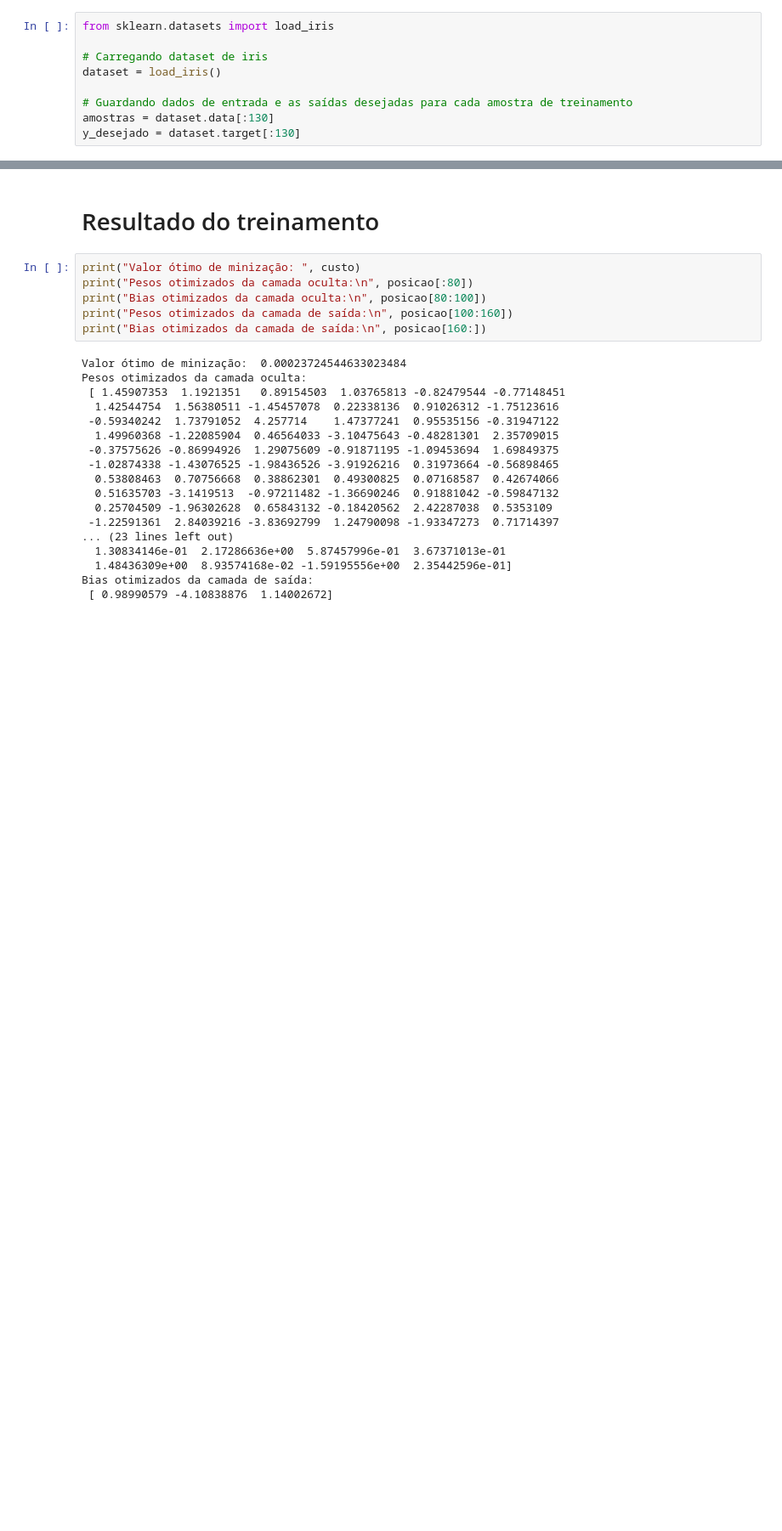
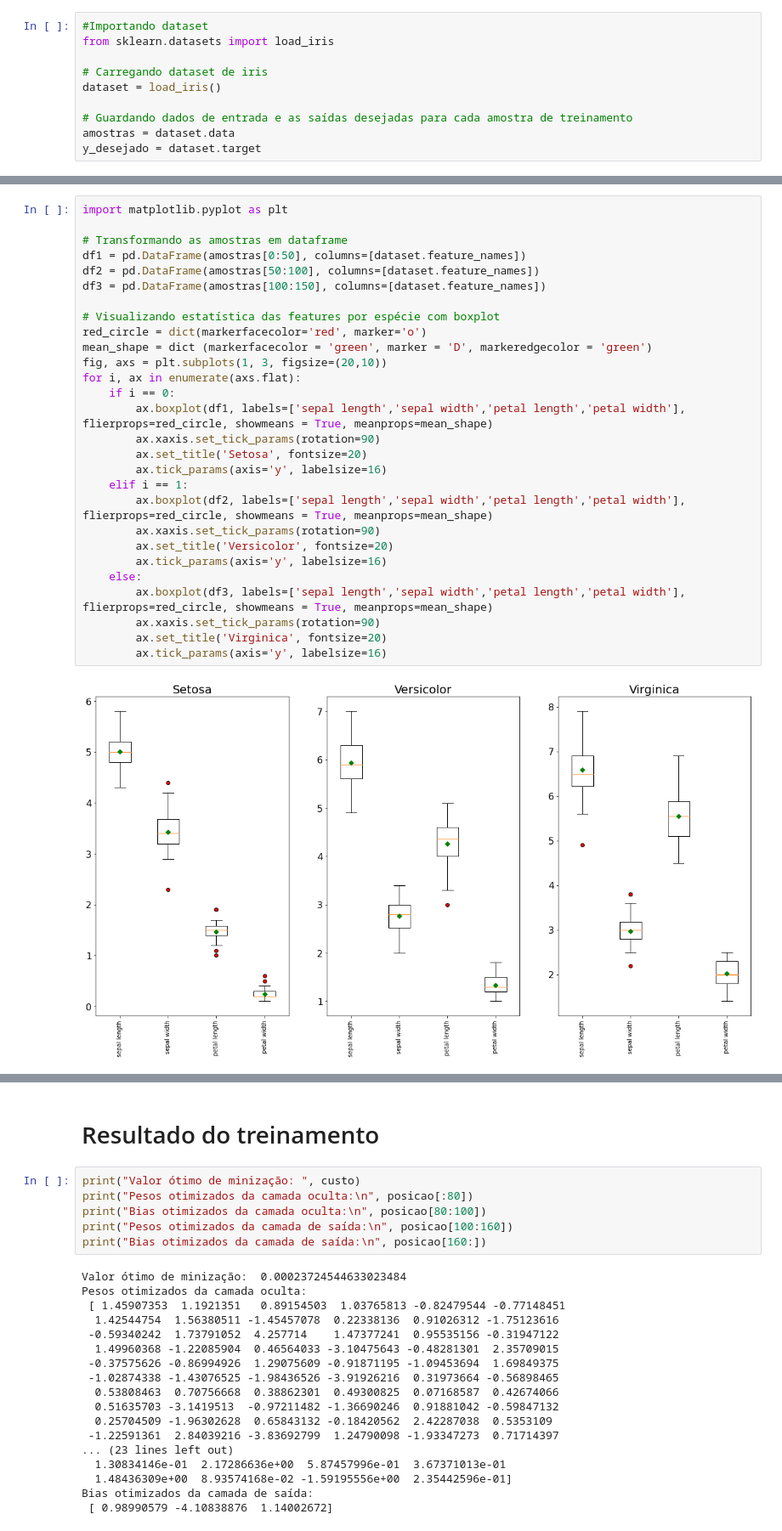
Before and after one commit to abner-lucas/PSO-Hyperparameter-Optimization-Classification, a Jupyter notebook: feedfoward_iris_pso.ipynb, the cells around one changed output, grey strips where cells are left out. Shown: that part at 85% size. Drawn from its saved outputs; the diff is of its cells as text; blank space fills up the shorter version.

```diff
--- a/feedfoward_iris_pso.ipynb
+++ b/feedfoward_iris_pso.ipynb
@@ -3,9 +11,10 @@
 # %%
+#Importando dataset
 from sklearn.datasets import load_iris
 
 # Carregando dataset de iris
 dataset = load_iris()
 
 # Guardando dados de entrada e as saídas desejadas para cada amostra de treinamento
-amostras = dataset.data[:130]
-y_desejado = dataset.target[:130]
+amostras = dataset.data
+y_desejado = dataset.target
@@ -13,0 +46,30 @@ y_desejado = dataset.target[:130]
+# %%
+import matplotlib.pyplot as plt
+
+# Transformando as amostras em dataframe
+df1 = pd.DataFrame(amostras[0:50], columns=[dataset.feature_names])
+df2 = pd.DataFrame(amostras[50:100], columns=[dataset.feature_names])
+df3 = pd.DataFrame(amostras[100:150], columns=[dataset.feature_names])
+
+# Visualizando estatística das features por espécie com boxplot
+red_circle = dict(markerfacecolor='red', marker='o')
+mean_shape = dict (markerfacecolor = 'green', marker = 'D', markeredgecolor = 'green')
+fig, axs = plt.subplots(1, 3, figsize=(20,10))
+for i, ax in enumerate(axs.flat):
+    if i == 0:
+        ax.boxplot(df1, labels=['sepal length','sepal width','petal length','petal width'], flierprops=red_circle, showmeans = True, meanprops=mean_shape)
+        ax.xaxis.set_tick_params(rotation=90)
+        ax.set_title('Setosa', fontsize=20)
+        ax.tick_params(axis='y', labelsize=16)
+    elif i == 1:
+        ax.boxplot(df2, labels=['sepal length','sepal width','petal length','petal width'], flierprops=red_circle, showmeans = True, meanprops=mean_shape)
+        ax.xaxis.set_tick_params(rotation=90)
+        ax.set_title('Versicolor', fontsize=20)
+        ax.tick_params(axis='y', labelsize=16)
+    else:
+        ax.boxplot(df3, labels=['sepal length','sepal width','petal length','petal width'], flierprops=red_circle, showmeans = True, meanprops=mean_shape)
+        ax.xaxis.set_tick_params(rotation=90)
+        ax.set_title('Virginica', fontsize=20)
+        ax.tick_params(axis='y', labelsize=16)
+# %% [output]
+[figure, added]
```
Also changed, not shown: parts of 16 cells of this notebook.
